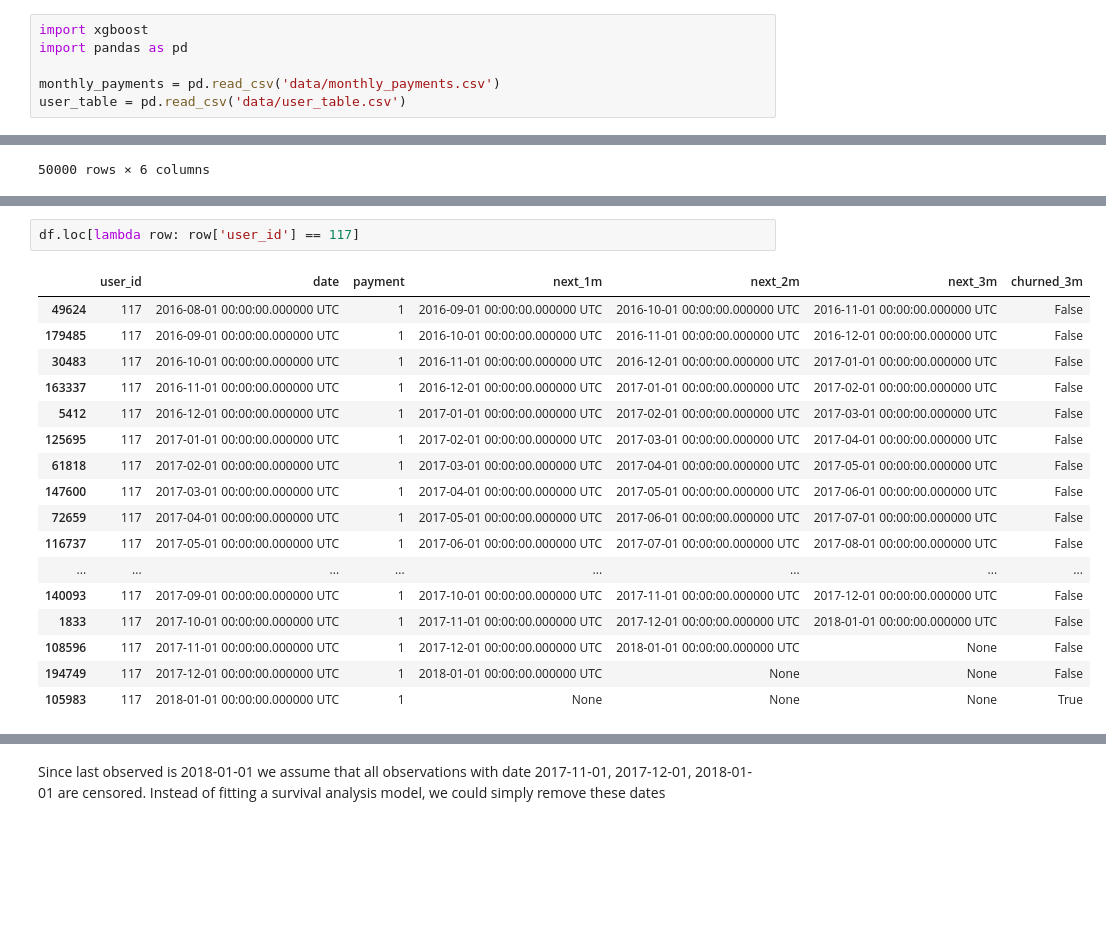
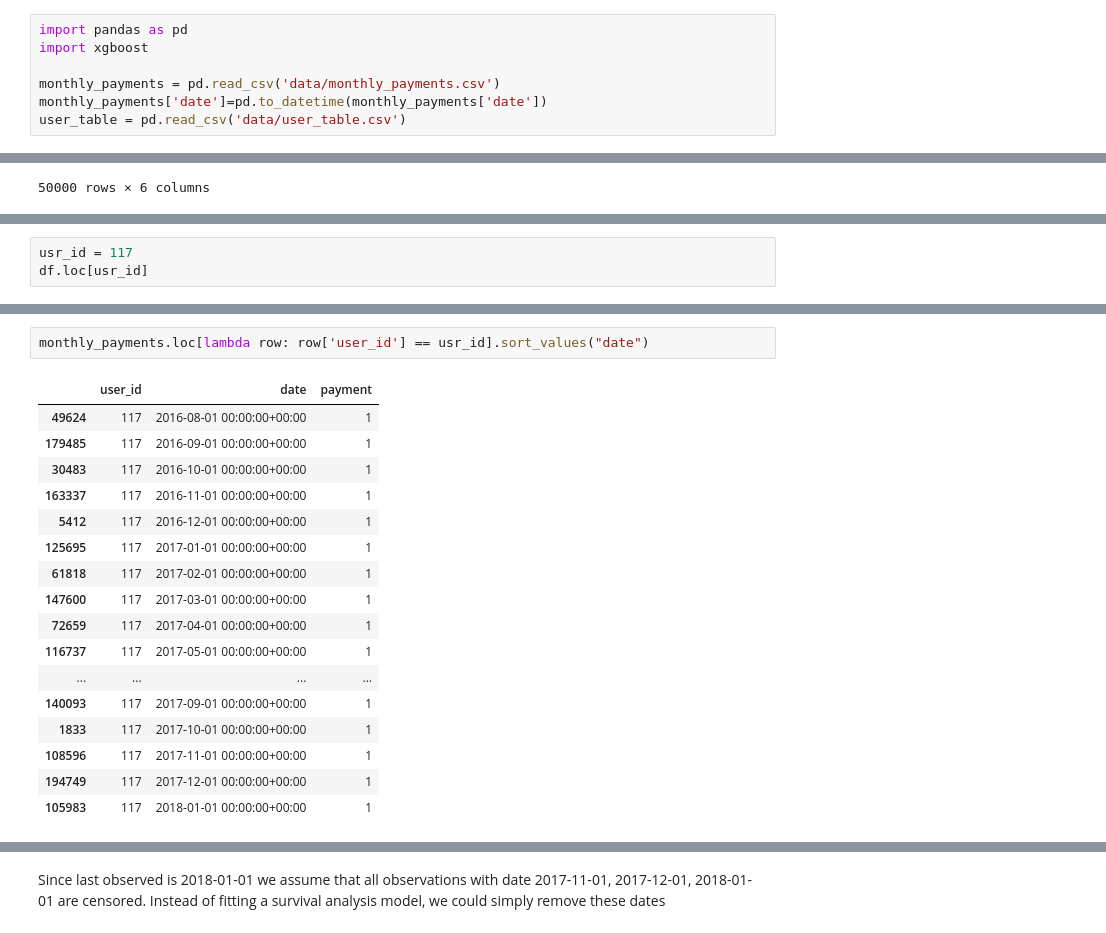
Before and after one commit to wizDs/predictive-modeling, a Jupyter notebook: apps/churn/model.ipynb, the cells around one changed output, grey strips where cells are left out. Drawn from its saved outputs; the diff is of its cells as text; blank space fills up the shorter version.

```diff
--- a/apps/churn/model.ipynb
+++ b/apps/churn/model.ipynb
@@ -1,8 +1,9 @@
 # %%
+import pandas as pd
 import xgboost
-import pandas as pd
 
 monthly_payments = pd.read_csv('data/monthly_payments.csv')
+monthly_payments['date']=pd.to_datetime(monthly_payments['date'])
 user_table = pd.read_csv('data/user_table.csv')
 # %%
 user_table
@@ -75,0 +88,3 @@ df['churned_3m'] = df['next_1m'].isnull() & df['next_2m'].isnull() & df['next_3m
+# %%
+usr_id = 117
+df.loc[usr_id]
@@ -76,21 +110,21 @@ df['churned_3m'] = df['next_1m'].isnull() & df['next_2m'].isnull() & df['next_3m
 # %%
-df.loc[lambda row: row['user_id'] == 117]
+monthly_payments.loc[lambda row: row['user_id'] == usr_id].sort_values("date")
 # %% [output]
-|  | user_id | date | payment | next_1m | next_2m | next_3m | churned_3m |
-| 49624 | 117 | 2016-08-01 00:00:00.000000 UTC | 1 | 2016-09-01 00:00:00.000000 UTC | 2016-10-01 00:00:00.000000 UTC | 2016-11-01 00:00:00.000000 UTC | False |
-| 179485 | 117 | 2016-09-01 00:00:00.000000 UTC | 1 | 2016-10-01 00:00:00.000000 UTC | 2016-11-01 00:00:00.000000 UTC | 2016-12-01 00:00:00.000000 UTC | False |
-| 30483 | 117 | 2016-10-01 00:00:00.000000 UTC | 1 | 2016-11-01 00:00:00.000000 UTC | 2016-12-01 00:00:00.000000 UTC | 2017-01-01 00:00:00.000000 UTC | False |
-| 163337 | 117 | 2016-11-01 00:00:00.000000 UTC | 1 | 2016-12-01 00:00:00.000000 UTC | 2017-01-01 00:00:00.000000 UTC | 2017-02-01 00:00:00.000000 UTC | False |
-| 5412 | 117 | 2016-12-01 00:00:00.000000 UTC | 1 | 2017-01-01 00:00:00.000000 UTC | 2017-02-01 00:00:00.000000 UTC | 2017-03-01 00:00:00.000000 UTC | False |
-| 125695 | 117 | 2017-01-01 00:00:00.000000 UTC | 1 | 2017-02-01 00:00:00.000000 UTC | 2017-03-01 00:00:00.000000 UTC | 2017-04-01 00:00:00.000000 UTC | False |
-| 61818 | 117 | 2017-02-01 00:00:00.000000 UTC | 1 | 2017-03-01 00:00:00.000000 UTC | 2017-04-01 00:00:00.000000 UTC | 2017-05-01 00:00:00.000000 UTC | False |
-| 147600 | 117 | 2017-03-01 00:00:00.000000 UTC | 1 | 2017-04-01 00:00:00.000000 UTC | 2017-05-01 00:00:00.000000 UTC | 2017-06-01 00:00:00.000000 UTC | False |
-| 72659 | 117 | 2017-04-01 00:00:00.000000 UTC | 1 | 2017-05-01 00:00:00.000000 UTC | 2017-06-01 00:00:00.000000 UTC | 2017-07-01 00:00:00.000000 UTC | False |
-| 116737 | 117 | 2017-05-01 00:00:00.000000 UTC | 1 | 2017-06-01 00:00:00.000000 UTC | 2017-07-01 00:00:00.000000 UTC | 2017-08-01 00:00:00.000000 UTC | False |
-| ... | ... | ... | ... | ... | ... | ... | ... |
-| 140093 | 117 | 2017-09-01 00:00:00.000000 UTC | 1 | 2017-10-01 00:00:00.000000 UTC | 2017-11-01 00:00:00.000000 UTC | 2017-12-01 00:00:00.000000 UTC | False |
-| 1833 | 117 | 2017-10-01 00:00:00.000000 UTC | 1 | 2017-11-01 00:00:00.000000 UTC | 2017-12-01 00:00:00.000000 UTC | 2018-01-01 00:00:00.000000 UTC | False |
-| 108596 | 117 | 2017-11-01 00:00:00.000000 UTC | 1 | 2017-12-01 00:00:00.000000 UTC | 2018-01-01 00:00:00.000000 UTC | None | False |
-| 194749 | 117 | 2017-12-01 00:00:00.000000 UTC | 1 | 2018-01-01 00:00:00.000000 UTC | None | None | False |
-| 105983 | 117 | 2018-01-01 00:00:00.000000 UTC | 1 | None | None | None | True |
+|  | user_id | date | payment |
+| 49624 | 117 | 2016-08-01 00:00:00+00:00 | 1 |
+| 179485 | 117 | 2016-09-01 00:00:00+00:00 | 1 |
+| 30483 | 117 | 2016-10-01 00:00:00+00:00 | 1 |
+| 163337 | 117 | 2016-11-01 00:00:00+00:00 | 1 |
+| 5412 | 117 | 2016-12-01 00:00:00+00:00 | 1 |
+| 125695 | 117 | 2017-01-01 00:00:00+00:00 | 1 |
+| 61818 | 117 | 2017-02-01 00:00:00+00:00 | 1 |
+| 147600 | 117 | 2017-03-01 00:00:00+00:00 | 1 |
+| 72659 | 117 | 2017-04-01 00:00:00+00:00 | 1 |
+| 116737 | 117 | 2017-05-01 00:00:00+00:00 | 1 |
+| ... | ... | ... | ... |
+| 140093 | 117 | 2017-09-01 00:00:00+00:00 | 1 |
+| 1833 | 117 | 2017-10-01 00:00:00+00:00 | 1 |
+| 108596 | 117 | 2017-11-01 00:00:00+00:00 | 1 |
+| 194749 | 117 | 2017-12-01 00:00:00+00:00 | 1 |
+| 105983 | 117 | 2018-01-01 00:00:00+00:00 | 1 |
 # %%
```
Also changed, not shown: parts of 9 cells of this notebook, 1 other file.
